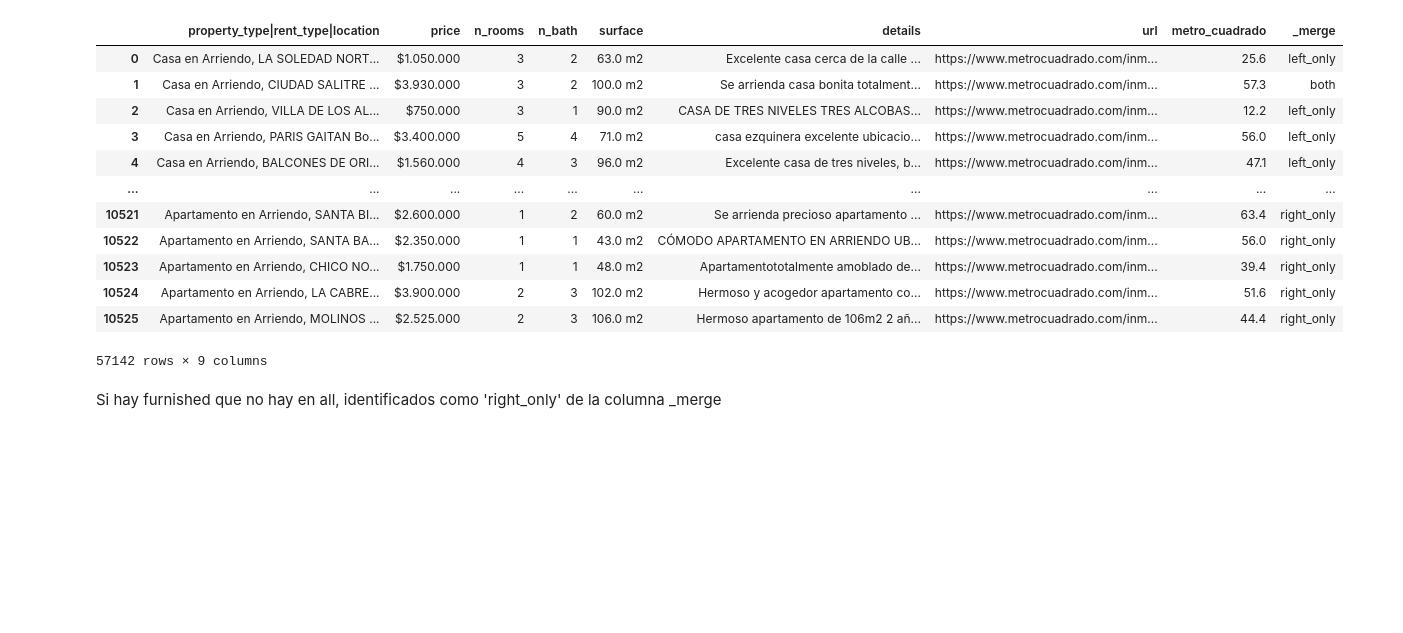
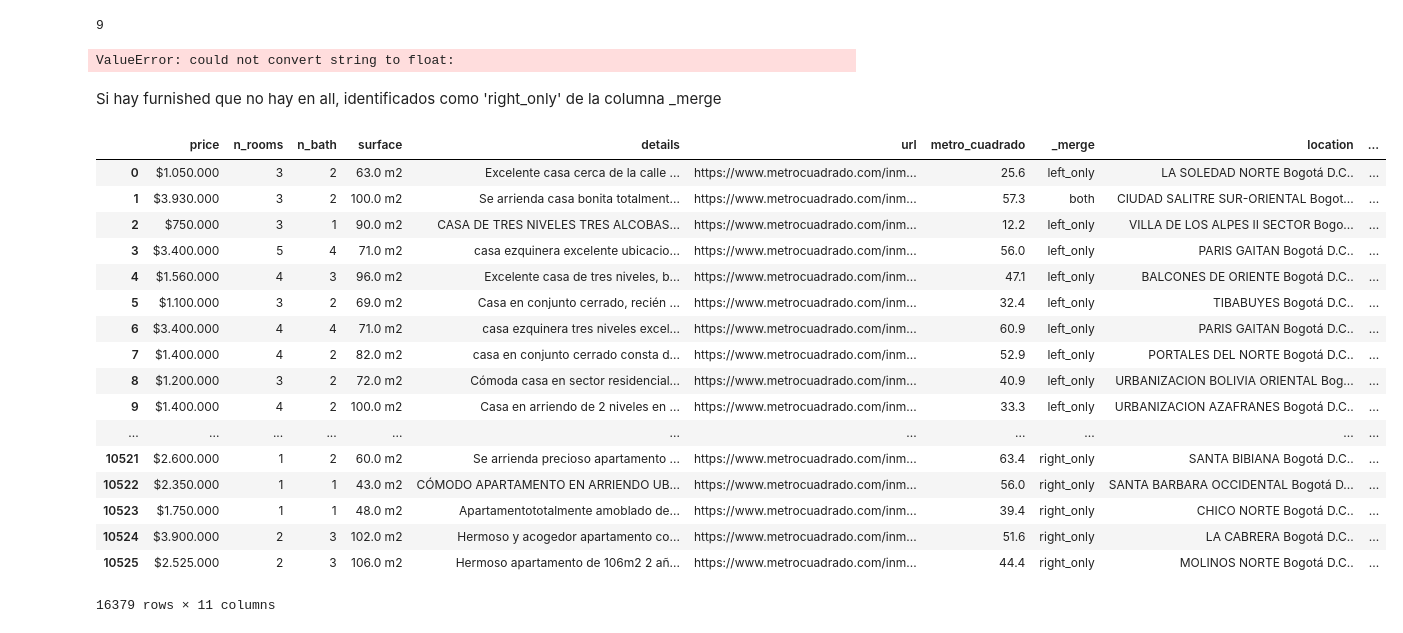
Before and after one commit to Baarry11/Tarea-1-LabDeDatos, a Jupyter notebook: tarea1.ipynb, the cells around one changed output. Drawn from its saved outputs; the diff is of its cells as text; code cells hidden in the pictures; blank space fills up the shorter version.

Commit message:
split de columna

```diff
--- a/tarea1.ipynb
+++ b/tarea1.ipynb
@@ -40,22 +40,50 @@ def append_dataframes():
 
     for week in week_list:
         df = df.append(obtener_semana(week))
+    df.drop_duplicates(inplace = True)
     return df
-# %%
-append_dataframes()
-# %% [output]
-|  | property_type|rent_type|location | price | n_rooms | n_bath | surface | details | url | metro_cuadrado | _merge |
-| 0 | Casa en Arriendo, LA SOLEDAD NORT... | $1.050.000 | 3 | 2 | 63.0 m2 | Excelente casa cerca de la calle ... | https://www.metrocuadrado.com/inm... | 25.6 | left_only |
-| 1 | Casa en Arriendo, CIUDAD SALITRE ... | $3.930.000 | 3 | 2 | 100.0 m2 | Se arrienda casa bonita totalment... | https://www.metrocuadrado.com/inm... | 57.3 | both |
-| 2 | Casa en Arriendo, VILLA DE LOS AL... | $750.000 | 3 | 1 | 90.0 m2 | CASA DE TRES NIVELES TRES ALCOBAS... | https://www.metrocuadrado.com/inm... | 12.2 | left_only |
-| 3 | Casa en Arriendo, PARIS GAITAN Bo... | $3.400.000 | 5 | 4 | 71.0 m2 | casa ezquinera excelente ubicacio... | https://www.metrocuadrado.com/inm... | 56.0 | left_only |
-| 4 | Casa en Arriendo, BALCONES DE ORI... | $1.560.000 | 4 | 3 | 96.0 m2 | Excelente casa de tres niveles, b... | https://www.metrocuadrado.com/inm... | 47.1 | left_only |
-| ... | ... | ... | ... | ... | ... | ... | ... | ... | ... |
-| 10521 | Apartamento en Arriendo, SANTA BI... | $2.600.000 | 1 | 2 | 60.0 m2 | Se arrienda precioso apartamento ... | https://www.metrocuadrado.com/inm... | 63.4 | right_only |
-| 10522 | Apartamento en Arriendo, SANTA BA... | $2.350.000 | 1 | 1 | 43.0 m2 | CÓMODO APARTAMENTO EN ARRIENDO UB... | https://www.metrocuadrado.com/inm... | 56.0 | right_only |
-| 10523 | Apartamento en Arriendo, CHICO NO... | $1.750.000 | 1 | 1 | 48.0 m2 | Apartamentototalmente amoblado de... | https://www.metrocuadrado.com/inm... | 39.4 | right_only |
-| 10524 | Apartamento en Arriendo, LA CABRE... | $3.900.000 | 2 | 3 | 102.0 m2 | Hermoso y acogedor apartamento co... | https://www.metrocuadrado.com/inm... | 51.6 | right_only |
-| 10525 | Apartamento en Arriendo, MOLINOS ... | $2.525.000 | 2 | 3 | 106.0 m2 | Hermoso apartamento de 106m2 2 añ... | https://www.metrocuadrado.com/inm... | 44.4 | right_only |
-57142 rows × 9 columns
+# %%
+# Iniciar Data frame
+df=append_dataframes()
+# limpiar columna de precio y ahora en formato float
+df['price']=df.price.replace('[\$,.]','',regex=True).astype(float)
+#df['n_rooms']=pd.to_numeric(df['n_rooms'])
+sum(df['n_rooms']=='5+')
+# %% [output]
+9
+# %%
+# Crear data frame y split de
+
+df['price']=df['price'].replace('[\$,]','',regex=True).replace('.','',regex=True).astype(float)
+# %% [output]
+ValueError: could not convert string to float:
 # %% [markdown]
 Si hay furnished que no hay en all, identificados como 'right_only' de la columna _merge
+# %%
+# split de columna
+s=pd.Series(df.keys())
+split=s.str.split('|',expand=True)
+df[['property_type+rent_type','location']]=df['property_type|rent_type|location'].str.split(',',expand=True)
+df[['property_type','rent_type']]=df['property_type+rent_type'].str.split(' en ',expand=True)
+df=df.drop(['property_type|rent_type|location','property_type+rent_type'],axis=1)
+# %%
+df
+# %% [output]
+|  | price | n_rooms | n_bath | surface | details | url | metro_cuadrado | _merge | location | ... |
+| 0 | $1.050.000 | 3 | 2 | 63.0 m2 | Excelente casa cerca de la calle ... | https://www.metrocuadrado.com/inm... | 25.6 | left_only | LA SOLEDAD NORTE Bogotá D.C.. | ... |
+| 1 | $3.930.000 | 3 | 2 | 100.0 m2 | Se arrienda casa bonita totalment... | https://www.metrocuadrado.com/inm... | 57.3 | both | CIUDAD SALITRE SUR-ORIENTAL Bogot... | ... |
+| 2 | $750.000 | 3 | 1 | 90.0 m2 | CASA DE TRES NIVELES TRES ALCOBAS... | https://www.metrocuadrado.com/inm... | 12.2 | left_only | VILLA DE LOS ALPES II SECTOR Bogo... | ... |
+| 3 | $3.400.000 | 5 | 4 | 71.0 m2 | casa ezquinera excelente ubicacio... | https://www.metrocuadrado.com/inm... | 56.0 | left_only | PARIS GAITAN Bogotá D.C.. | ... |
+| 4 | $1.560.000 | 4 | 3 | 96.0 m2 | Excelente casa de tres niveles, b... | https://www.metrocuadrado.com/inm... | 47.1 | left_only | BALCONES DE ORIENTE Bogotá D.C.. | ... |
+| 5 | $1.100.000 | 3 | 2 | 69.0 m2 | Casa en conjunto cerrado, recién ... | https://www.metrocuadrado.com/inm... | 32.4 | left_only | TIBABUYES Bogotá D.C.. | ... |
+| 6 | $3.400.000 | 4 | 4 | 71.0 m2 | casa ezquinera tres niveles excel... | https://www.metrocuadrado.com/inm... | 60.9 | left_only | PARIS GAITAN Bogotá D.C.. | ... |
+| 7 | $1.400.000 | 4 | 2 | 82.0 m2 | casa en conjunto cerrado consta d... | https://www.metrocuadrado.com/inm... | 52.9 | left_only | PORTALES DEL NORTE Bogotá D.C.. | ... |
+| 8 | $1.200.000 | 3 | 2 | 72.0 m2 | Cómoda casa en sector residencial... | https://www.metrocuadrado.com/inm... | 40.9 | left_only | URBANIZACION BOLIVIA ORIENTAL Bog... | ... |
+| 9 | $1.400.000 | 4 | 2 | 100.0 m2 | Casa en arriendo de 2 niveles en ... | https://www.metrocuadrado.com/inm... | 33.3 | left_only | URBANIZACION AZAFRANES Bogotá D.C.. | ... |
+| ... | ... | ... | ... | ... | ... | ... | ... | ... | ... | ... |
+| 10521 | $2.600.000 | 1 | 2 | 60.0 m2 | Se arrienda precioso apartamento ... | https://www.metrocuadrado.com/inm... | 63.4 | right_only | SANTA BIBIANA Bogotá D.C.. | ... |
+| 10522 | $2.350.000 | 1 | 1 | 43.0 m2 | CÓMODO APARTAMENTO EN ARRIENDO UB... | https://www.metrocuadrado.com/inm... | 56.0 | right_only | SANTA BARBARA OCCIDENTAL Bogotá D... | ... |
+| 10523 | $1.750.000 | 1 | 1 | 48.0 m2 | Apartamentototalmente amoblado de... | https://www.metrocuadrado.com/inm... | 39.4 | right_only | CHICO NORTE Bogotá D.C.. | ... |
+| 10524 | $3.900.000 | 2 | 3 | 102.0 m2 | Hermoso y acogedor apartamento co... | https://www.metrocuadrado.com/inm... | 51.6 | right_only | LA CABRERA Bogotá D.C.. | ... |
+| 10525 | $2.525.000 | 2 | 3 | 106.0 m2 | Hermoso apartamento de 106m2 2 añ... | https://www.metrocuadrado.com/inm... | 44.4 | right_only | MOLINOS NORTE Bogotá D.C.. | ... |
+16379 rows × 11 columns
```
